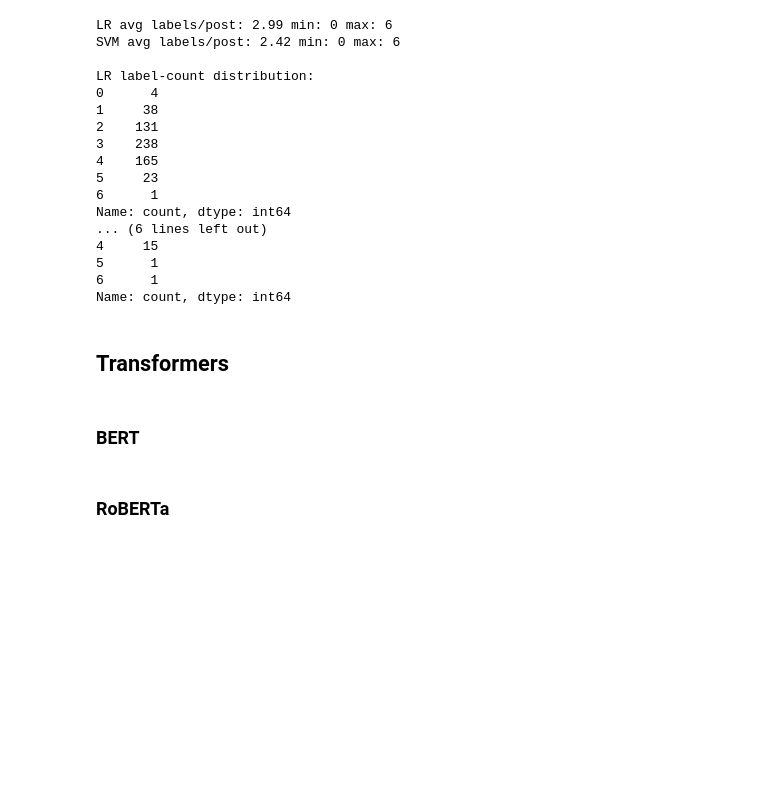
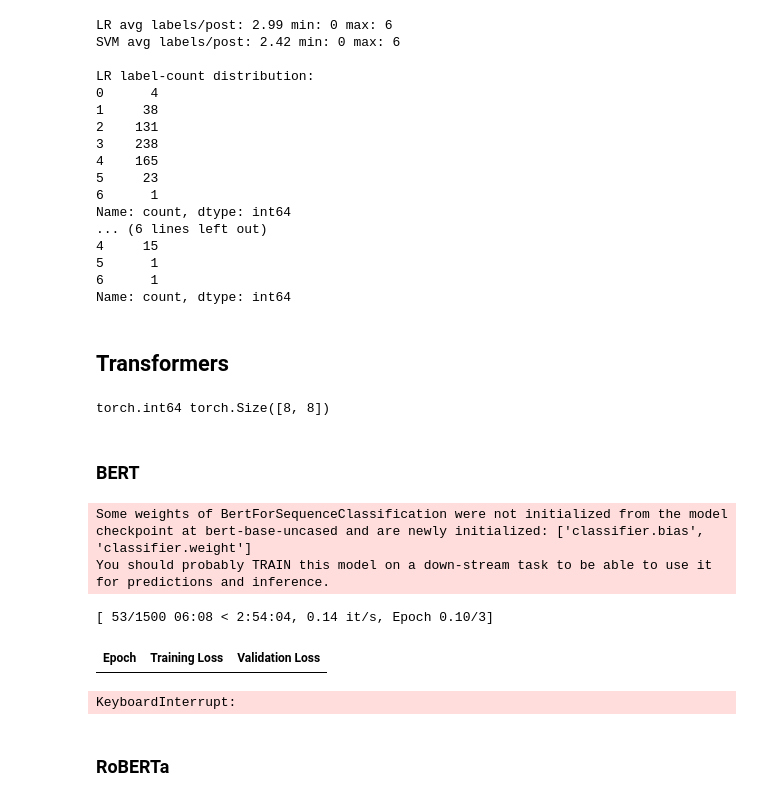
Before and after one commit to ShirleneRose/TriggerWarnings, a Jupyter notebook: jupyter-notebooks/model_evaluations.ipynb, the cells around one changed output. Saved outputs shown, nothing was run; the diff lists cells and outputs as text; code cells hidden in the pictures; blank space fills up the shorter version.

Commit message:
Bert

```diff
--- a/jupyter-notebooks/model_evaluations.ipynb
+++ b/jupyter-notebooks/model_evaluations.ipynb
@@ -272,0 +326,19 @@ Name: count, dtype: int64
+# %%
+def tokenize_dataset(ds, tokenizer, max_length=256, has_labels=True):
+    def tok(batch):
+        return tokenizer(
+            batch["text"],
+            truncation=True,
+            padding="max_length",
+            max_length=max_length
+        )
+
+    ds2 = ds.map(tok, batched=True)
+
+    if has_labels:
+        # ✅ Force labels to float32 for BCEWithLogitsLoss (multi-label)
+        ds2 = ds2.map(lambda b: {"labels": [list(map(float, x)) for x in b["labels"]]}, batched=True)
+
+    cols = ["input_ids", "attention_mask"] + (["labels"] if has_labels else [])
+    ds2.set_format(type="torch", columns=cols)
+    return ds2
@@ -273,2 +367,57 @@ Name: count, dtype: int64
+# %%
+batch = next(iter(trainer_bert.get_train_dataloader()))
+print(batch["labels"].dtype, batch["labels"].shape)
+# %% [output]
+torch.int64 torch.Size([8, 8])
 # %% [markdown]
 ### BERT
+# %%
+MODEL_NAME_BERT = "bert-base-uncased"
+MODEL_KEY_BERT  = "bert-base-uncased"
+
+tokenizer_bert = AutoTokenizer.from_pretrained(MODEL_NAME_BERT, use_fast=True)
+
+ds_tr_bert  = tokenize_dataset(build_ds(X_tr,  Y_tr), tokenizer_bert, max_length=256, has_labels=True)
+ds_val_bert = tokenize_dataset(build_ds(X_val, Y_val), tokenizer_bert, max_length=256, has_labels=True)
+
+bert_model = AutoModelForSequenceClassification.from_pretrained(
+    MODEL_NAME_BERT,
+    num_labels=len(CANON_LABELS),
+    problem_type="multi_label_classification"
+)
+
+args_bert = make_training_args(
+    output_dir=str(OUT_DIR / MODEL_KEY_BERT / "ckpt"),
+    evaluation_strategy="epoch",   # will auto-map if needed
+    save_strategy="epoch",
+    load_best_model_at_end=True,
+    metric_for_best_model="eval_loss",
+    num_train_epochs=3,
+    per_device_train_batch_size=8,
+    per_device_eval_batch_size=8,
+    learning_rate=2e-5,
+    weight_decay=0.01,
+    logging_steps=50,
+    report_to="none",
+    fp16=torch.cuda.is_available(),
+    seed=42
+)
+
+trainer_bert = Trainer(
+    model=bert_model,
+    args=args_bert,
+    train_dataset=ds_tr_bert,
+    eval_dataset=ds_val_bert
+)
+
+trainer_bert.train()
+
+val_logits_bert = trainer_bert.predict(ds_val_bert).predictions
+best_thr_bert, best_micro_bert = tune_threshold(val_logits_bert, Y_val)
+print(f"✅ BERT best_thr={best_thr_bert} val_microF1={best_micro_bert:.4f}")
+# %% [output]
+Some weights of BertForSequenceClassification were not initialized from the model checkpoint at bert-base-uncased and are newly initialized: ['classifier.bias', 'classifier.weight']
+You should probably TRAIN this model on a down-stream task to be able to use it for predictions and inference.
+[ 53/1500 06:08 < 2:54:04, 0.14 it/s, Epoch 0.10/3]
+| Epoch | Training Loss | Validation Loss |
+KeyboardInterrupt:
```
Also changed, not shown: parts of 5 cells of this notebook.
